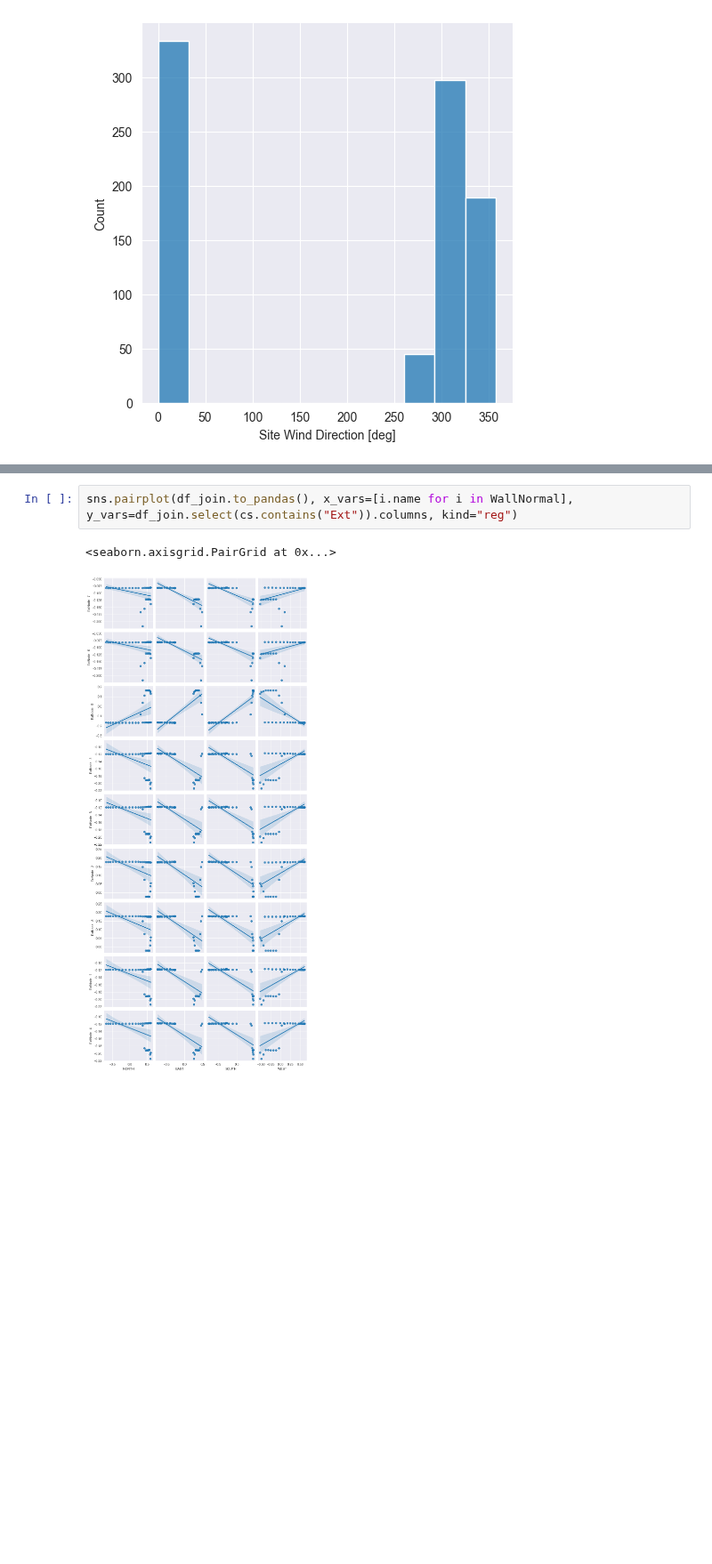
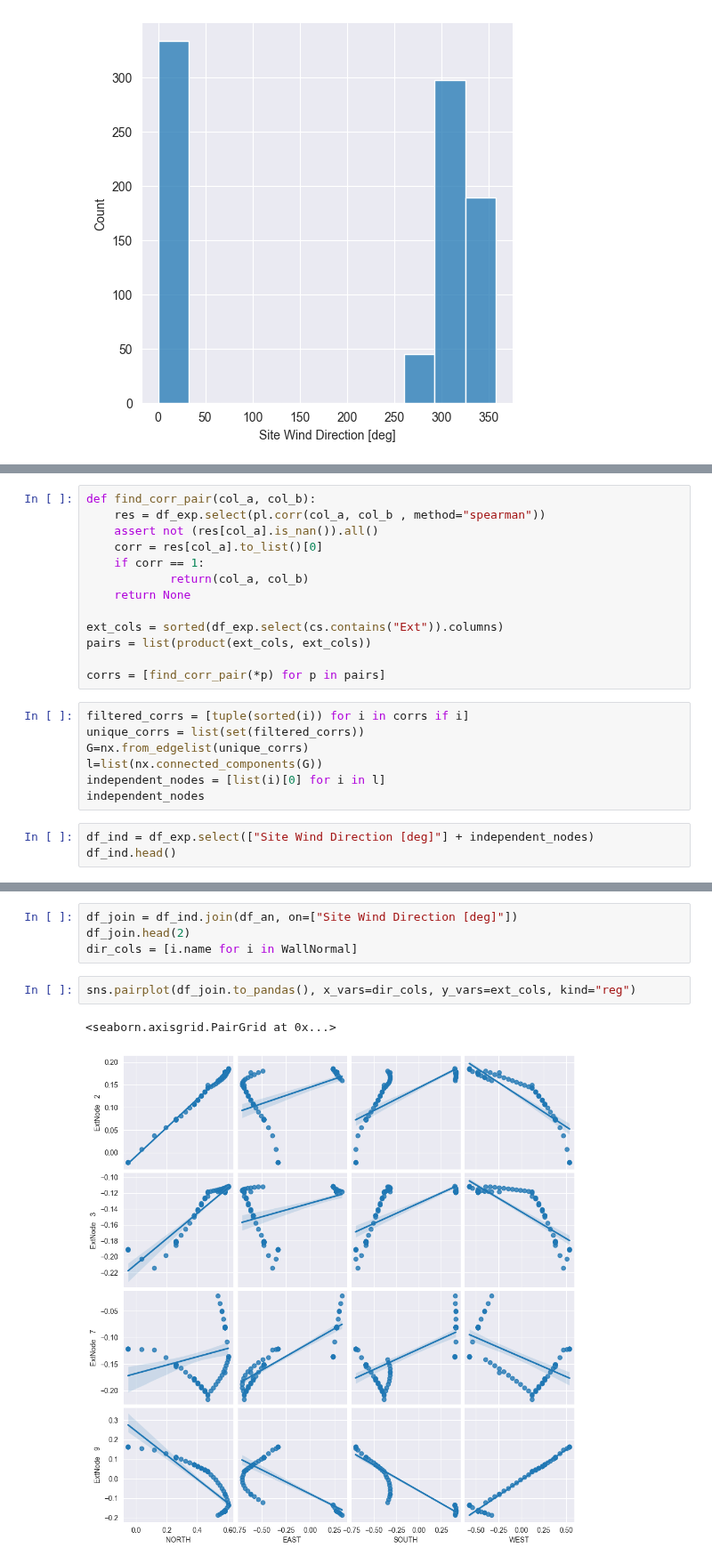
Before and after one commit to juliet29/plan2EPlus, a Jupyter notebook: _notebooks/t07_cp_equation.ipynb, the cells around one changed output, grey strips where cells are left out. Shown at 89% size. Saved outputs shown, nothing was run; the diff lists cells and outputs as text; blank space fills up the shorter version.

Commit message:
filtered cp plot

```diff
--- a/_notebooks/t07_cp_equation.ipynb
+++ b/_notebooks/t07_cp_equation.ipynb
@@ -231,0 +183,23 @@ dir_cols = [i.name for i in WallNormal]
+# %%
+def find_corr_pair(col_a, col_b):
+    res = df_exp.select(pl.corr(col_a, col_b , method="spearman"))
+    assert not (res[col_a].is_nan()).all()
+    corr = res[col_a].to_list()[0]
+    if corr == 1:
+            return(col_a, col_b)
+    return None
+
+ext_cols = sorted(df_exp.select(cs.contains("Ext")).columns)
+pairs = list(product(ext_cols, ext_cols))
+
+corrs = [find_corr_pair(*p) for p in pairs]
+# %%
+filtered_corrs = [tuple(sorted(i)) for i in corrs if i]
+unique_corrs = list(set(filtered_corrs))
+G=nx.from_edgelist(unique_corrs)
+l=list(nx.connected_components(G))
+independent_nodes = [list(i)[0] for i in l]
+independent_nodes
+# %%
+df_ind = df_exp.select(["Site Wind Direction [deg]"] + independent_nodes)
+df_ind.head()
@@ -232,5 +215,9 @@ dir_cols = [i.name for i in WallNormal]
+# %%
+df_join = df_ind.join(df_an, on=["Site Wind Direction [deg]"])
+df_join.head(2)
+dir_cols = [i.name for i in WallNormal]
 # %%
-sns.pairplot(df_join.to_pandas(), x_vars=[i.name for i in WallNormal], y_vars=df_join.select(cs.contains("Ext")).columns, kind="reg")
+sns.pairplot(df_join.to_pandas(), x_vars=dir_cols, y_vars=ext_cols, kind="reg")
 # %% [output]
 <seaborn.axisgrid.PairGrid at 0x...>
-[figure, old version]
+[figure, new version]
```
Also changed, not shown: parts of 18 cells of this notebook.
